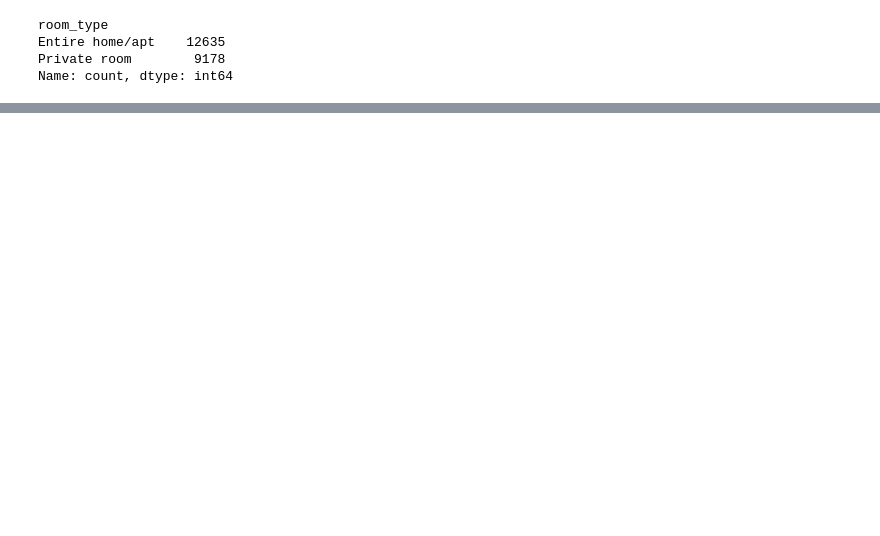
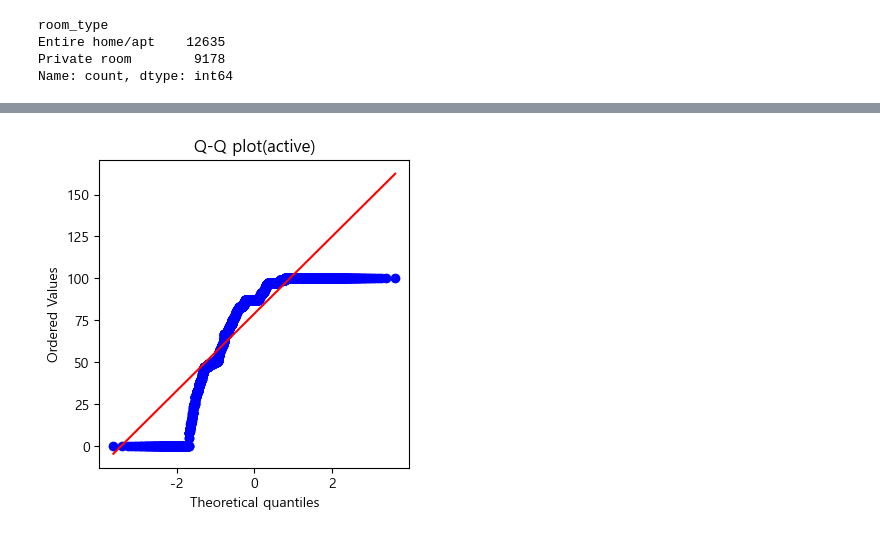
Before and after one commit to KyungminChang/data-analysis-project-BBB, a Jupyter notebook: 02_basic_statistics.ipynb, the cells around one changed output, grey strips where cells are left out. Cells and saved outputs as stored; diff of their text form; code cells hidden in the pictures; blank space fills up the shorter version.

```diff
--- a/02_basic_statistics.ipynb
+++ b/02_basic_statistics.ipynb
@@ -587,0 +682,14 @@ Name: count, dtype: int64
+# %%
+# 두 집단 표본의 크기 맞추기
+
+rh1_group = rh1.sample(5000, random_state=42)
+rh2_group = rh2.sample(5000, random_state=42)
+# %%
+# 정규성 검정 1. Q-Q Plot
+
+plt.figure(figsize=(4,4))
+stats.probplot(rh1_group, plot=plt)
+plt.title("Q-Q plot(active)")
+plt.show()
+# %% [output]
+[figure, added]
```
Also changed, not shown: parts of 22 cells of this notebook.
